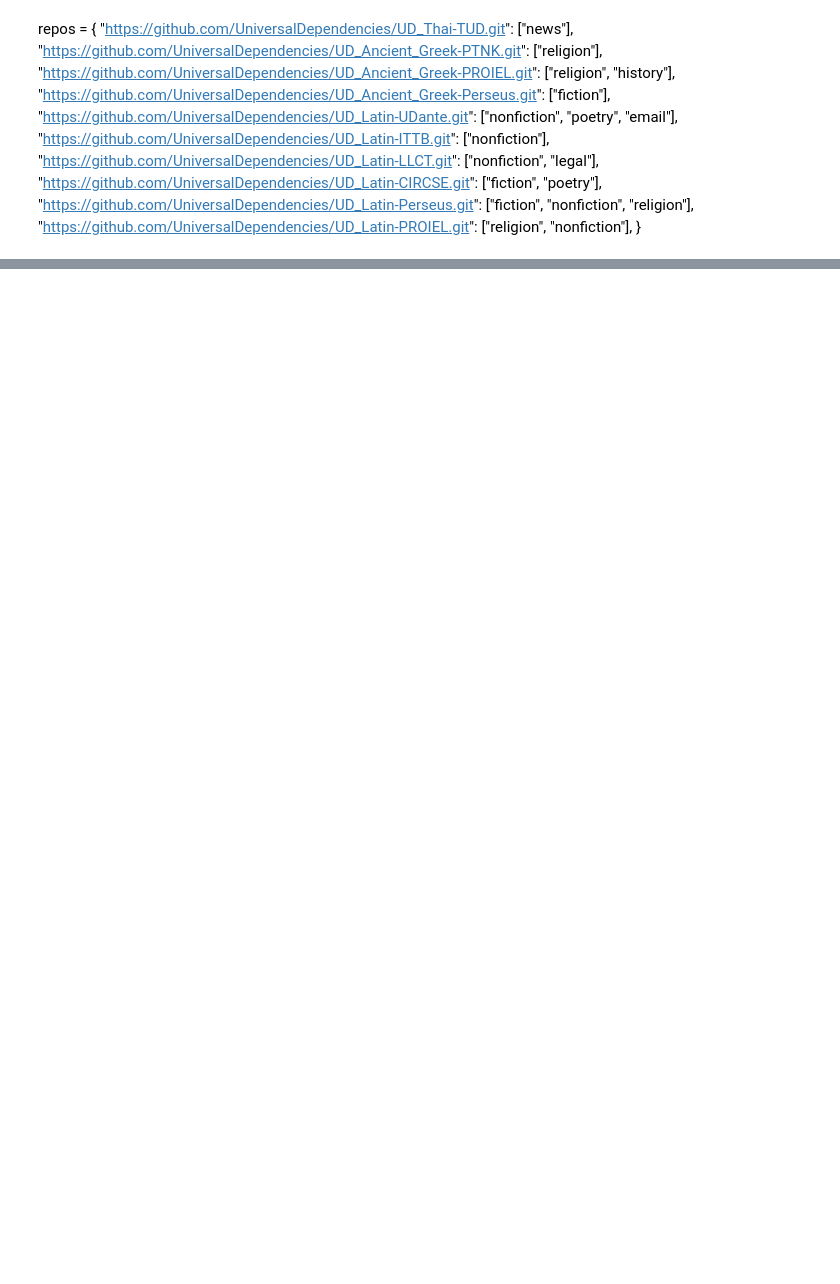
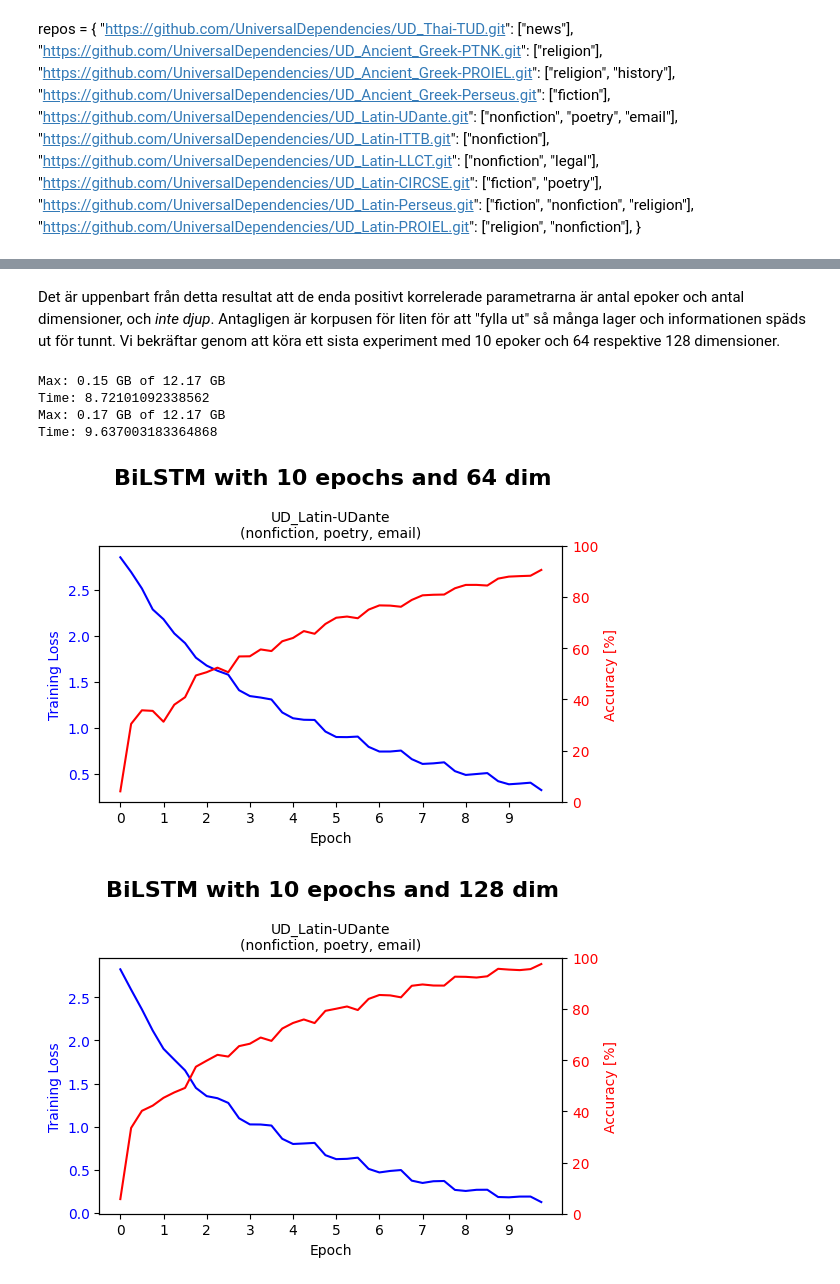
Before and after one commit to Urdatorn/5LN708, a Jupyter notebook: assignment2.ipynb, the cells around one changed output, grey strips where cells are left out. Saved outputs shown, nothing was run; the diff lists cells and outputs as text; code cells hidden in the pictures; blank space fills up the shorter version.

```diff
--- a/assignment2.ipynb
+++ b/assignment2.ipynb
@@ -1101,8 +963,0 @@ Bigger-10L
-# %%
-import pickle
-
-with open("results.pkl", "wb") as f:
-    pickle.dump(results, f)
-
-with open("bigger_results.pkl", "wb") as f:
-    pickle.dump(bigger_results, f)
@@ -1110,0 +1017,16 @@ PicklingError: Can't pickle <class '__main__.LSTMTagger'>: it's not the same obj
+# %% [markdown]
+Det är uppenbart från detta resultat att de enda positivt korrelerade parametrarna är antal epoker och antal dimensioner, och *inte djup*. Antagligen är korpusen för liten för att "fylla ut" så många lager och informationen späds ut för tunnt. Vi bekräftar genom att köra ett sista experiment med 10 epoker och 64 respektive 128 dimensioner.
+# %%
+results_small = {}
+results_small[f"BiLSTM with 10 epochs and 64 dim"] = initialize_singularity(verbose=False, epochs=10, layers=1, only_dataset="UD_Latin-UDante", bidirectional=True, word_embedding_dim=64)
+results_small[f"BiLSTM with 10 epochs and 128 dim"] = initialize_singularity(verbose=False, epochs=10, layers=1, only_dataset="UD_Latin-UDante", bidirectional=True, word_embedding_dim=128)
+# %% [output]
+Max: 0.15 GB of 12.17 GB
+Time: 8.72101092338562
+Max: 0.17 GB of 12.17 GB
+Time: 9.637003183364868
+# %%
+print_loss_acc(results_small)
+# %% [output]
+[figure, added]
+[figure, added]
```
Also changed, not shown: parts of 28 cells of this notebook.
